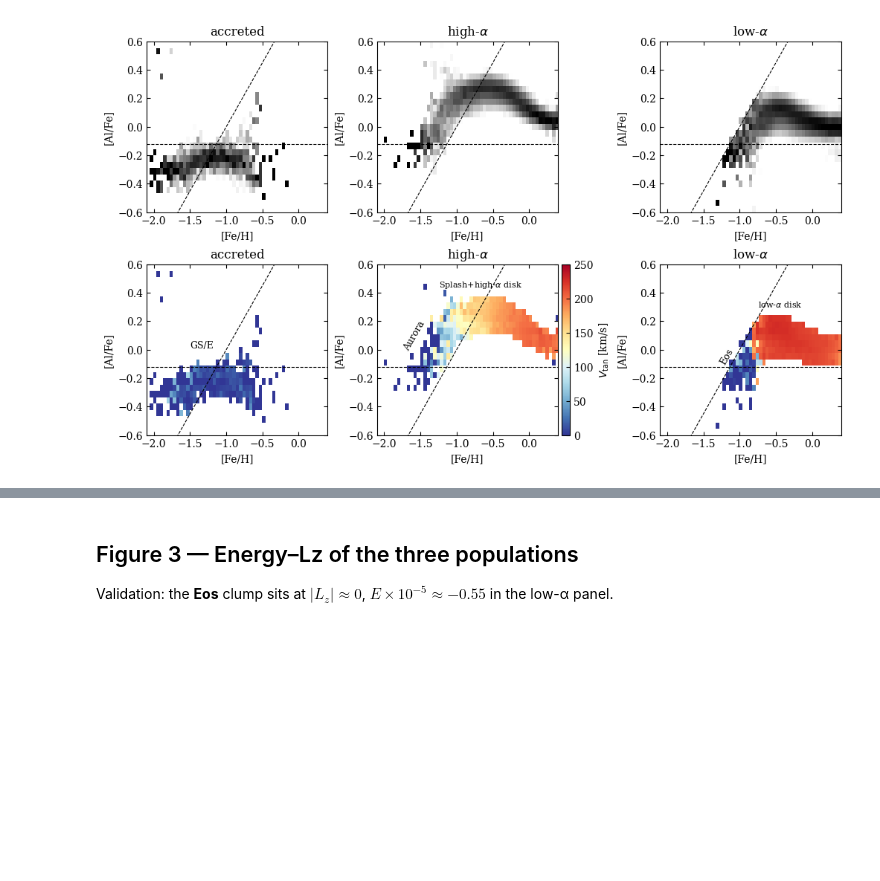
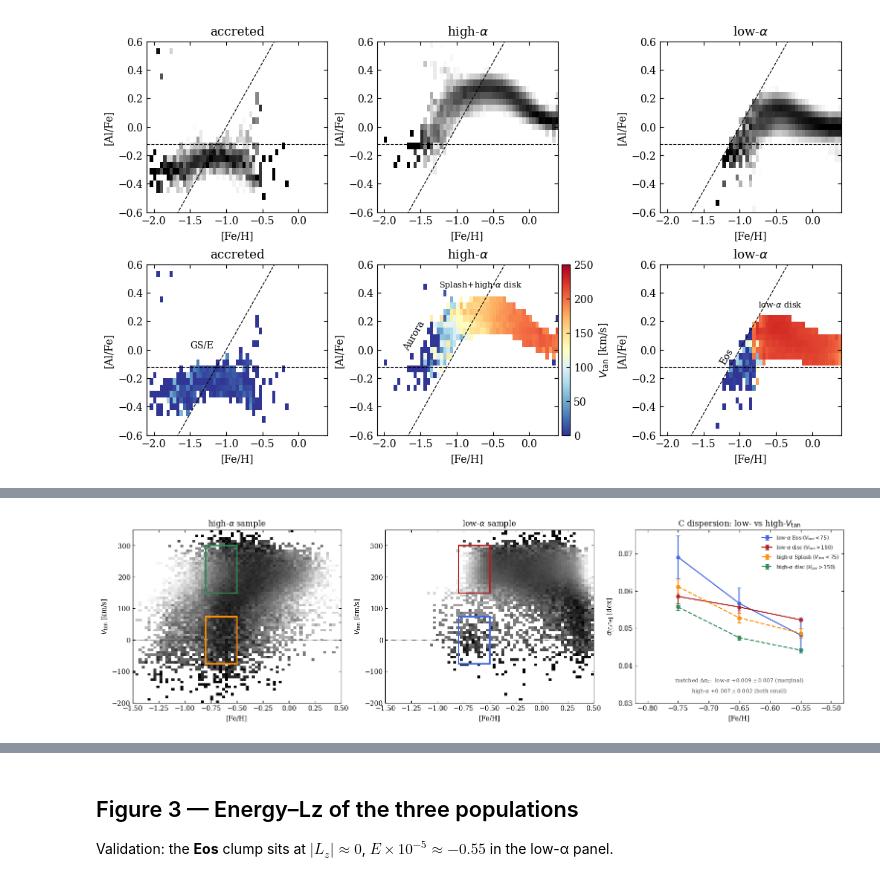
Before and after one commit to Hanyuan0908/EoS_explore, a Jupyter notebook: notebooks/01_load_data.ipynb, the cells around one changed output, grey strips where cells are left out. Cells and saved outputs as stored; diff of their text form; code cells hidden in the pictures; blank space fills up the shorter version.

```diff
--- a/notebooks/01_load_data.ipynb
+++ b/notebooks/01_load_data.ipynb
@@ -152,0 +262,7 @@ plt.show()
+# %%
+disp_figure("c_fe", r"$\sigma_{\rm [C/Fe]}$ [dex]", r"C dispersion: low- vs high-$V_{\rm tan}$",
+            "01_eos_Cdispersion.png",
+            r"matched $\Delta\sigma_C$:  low-$\alpha$ $+0.009\pm0.007$ (marginal)",
+            r"high-$\alpha$ $+0.007\pm0.002$ (both small)", ylo=0.03)
+# %% [output]
+[figure, added]
```
Also changed, not shown: parts of 9 cells of this notebook, 9 other files.
